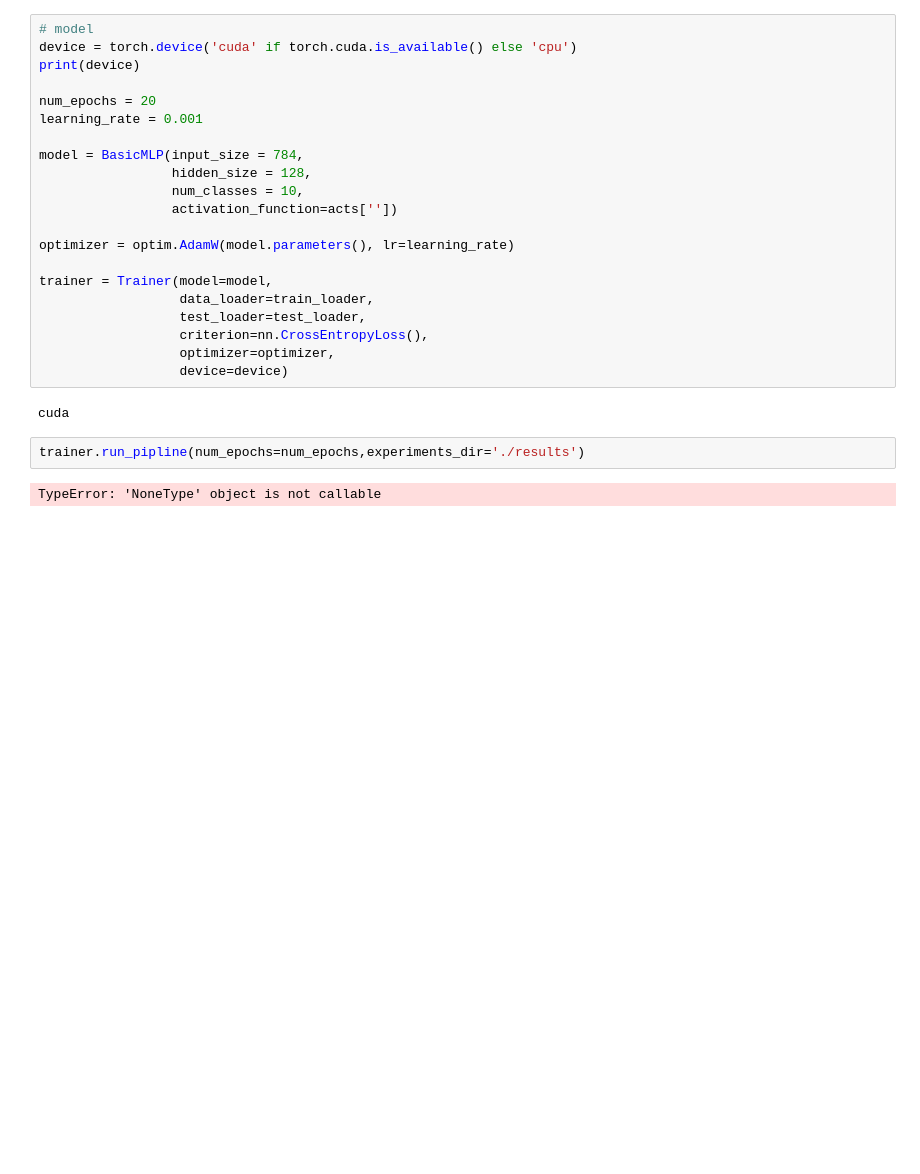
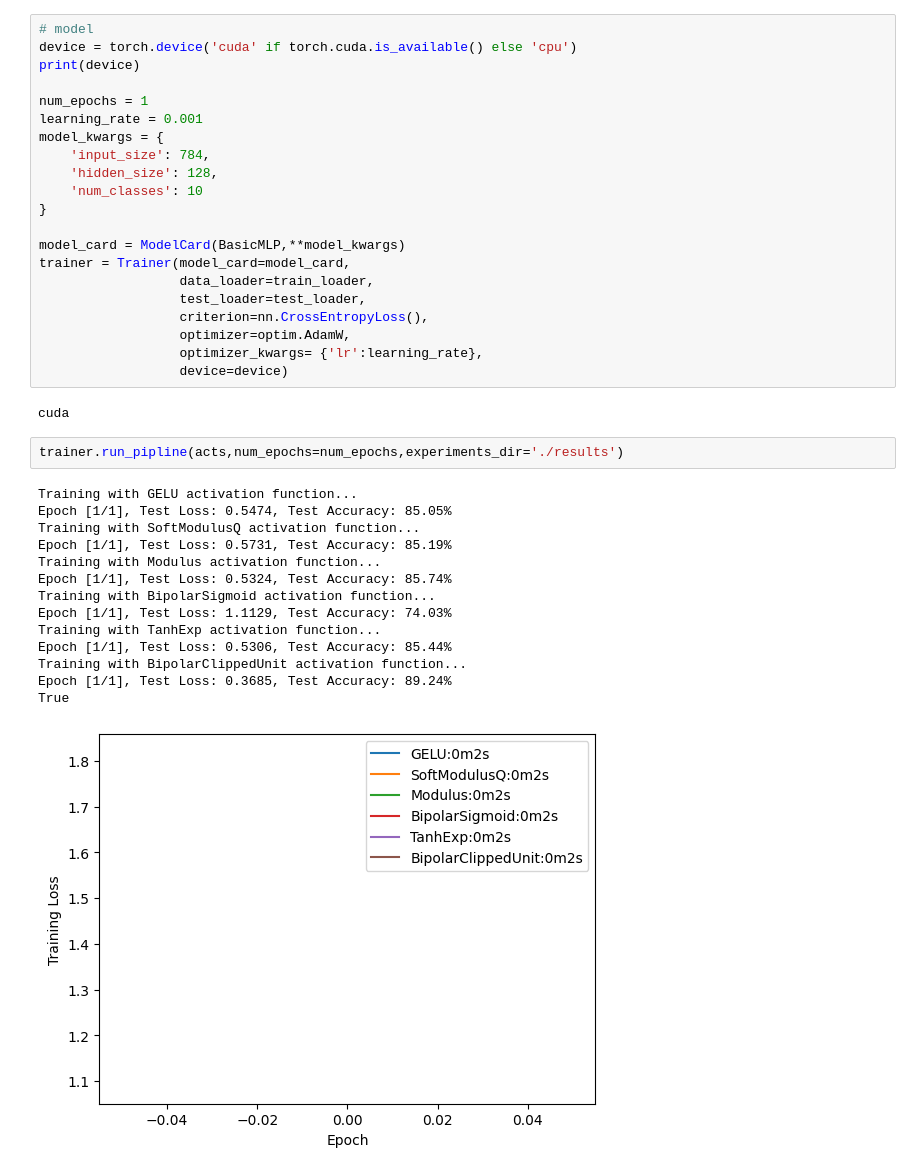
Before and after one commit to yeeca0101/experiments, a Jupyter notebook: dev_lab.ipynb, the cells around one changed output. Cells and saved outputs as stored; diff of their text form; blank space fills up the shorter version.

Commit message:
fin. Trainer baseline

```diff
--- a/dev_lab.ipynb
+++ b/dev_lab.ipynb
@@ -58,25 +38,38 @@ next(iter(test_loader))
 device = torch.device('cuda' if torch.cuda.is_available() else 'cpu')
 print(device)
 
-num_epochs = 20
+num_epochs = 1
 learning_rate = 0.001
+model_kwargs = {
+    'input_size': 784,
+    'hidden_size': 128,
+    'num_classes': 10
+}
 
-model = BasicMLP(input_size = 784,
-                 hidden_size = 128,
-                 num_classes = 10,
-                 activation_function=acts[''])
-
-optimizer = optim.AdamW(model.parameters(), lr=learning_rate)
-
-trainer = Trainer(model=model,
+model_card = ModelCard(BasicMLP,**model_kwargs)
+trainer = Trainer(model_card=model_card,
                   data_loader=train_loader,
                   test_loader=test_loader,
                   criterion=nn.CrossEntropyLoss(),
-                  optimizer=optimizer,
+                  optimizer=optim.AdamW,
+                  optimizer_kwargs= {'lr':learning_rate},
                   device=device)
 # %% [output]
 cuda
 # %%
-trainer.run_pipline(num_epochs=num_epochs,experiments_dir='./results')
+trainer.run_pipline(acts,num_epochs=num_epochs,experiments_dir='./results')
 # %% [output]
-TypeError: 'NoneType' object is not callable
+Training with GELU activation function...
+Epoch [1/1], Test Loss: 0.5474, Test Accuracy: 85.05%
+Training with SoftModulusQ activation function...
+Epoch [1/1], Test Loss: 0.5731, Test Accuracy: 85.19%
+Training with Modulus activation function...
+Epoch [1/1], Test Loss: 0.5324, Test Accuracy: 85.74%
+Training with BipolarSigmoid activation function...
+Epoch [1/1], Test Loss: 1.1129, Test Accuracy: 74.03%
+Training with TanhExp activation function...
+Epoch [1/1], Test Loss: 0.5306, Test Accuracy: 85.44%
+Training with BipolarClippedUnit activation function...
+Epoch [1/1], Test Loss: 0.3685, Test Accuracy: 89.24%
+True
+[figure, added]
```
Also changed, not shown: parts of 3 cells of this notebook, 3 other files.
